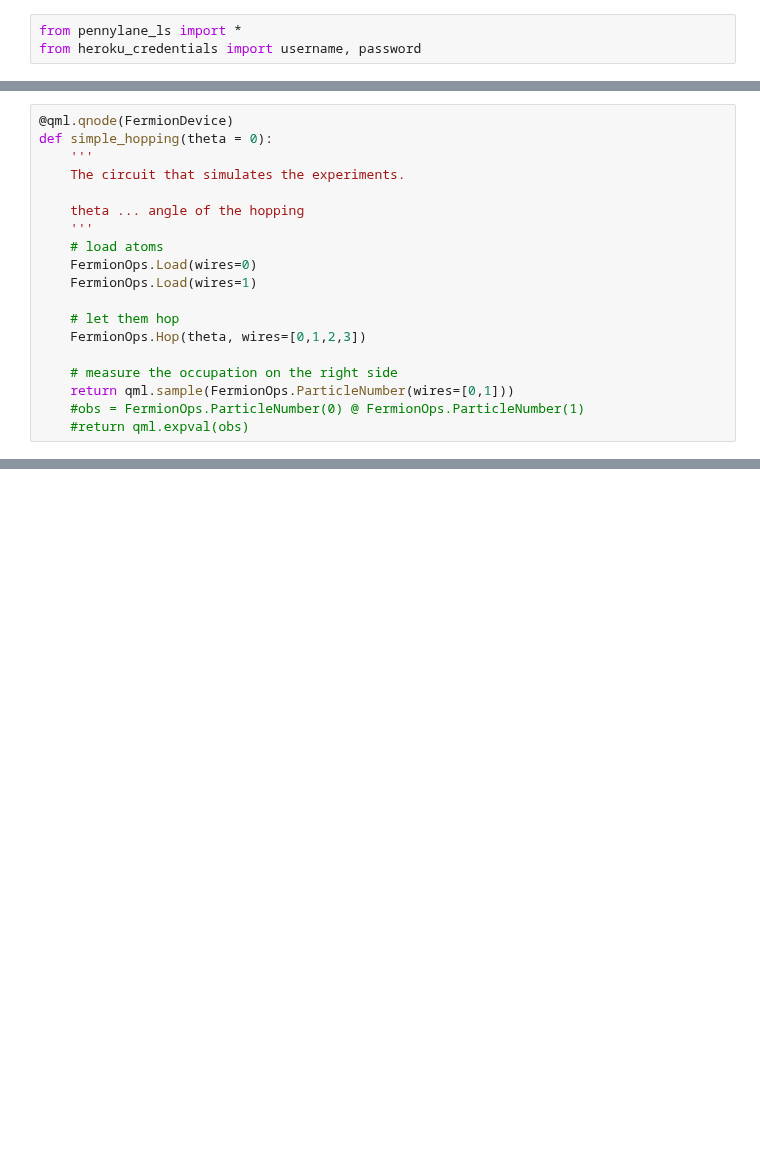
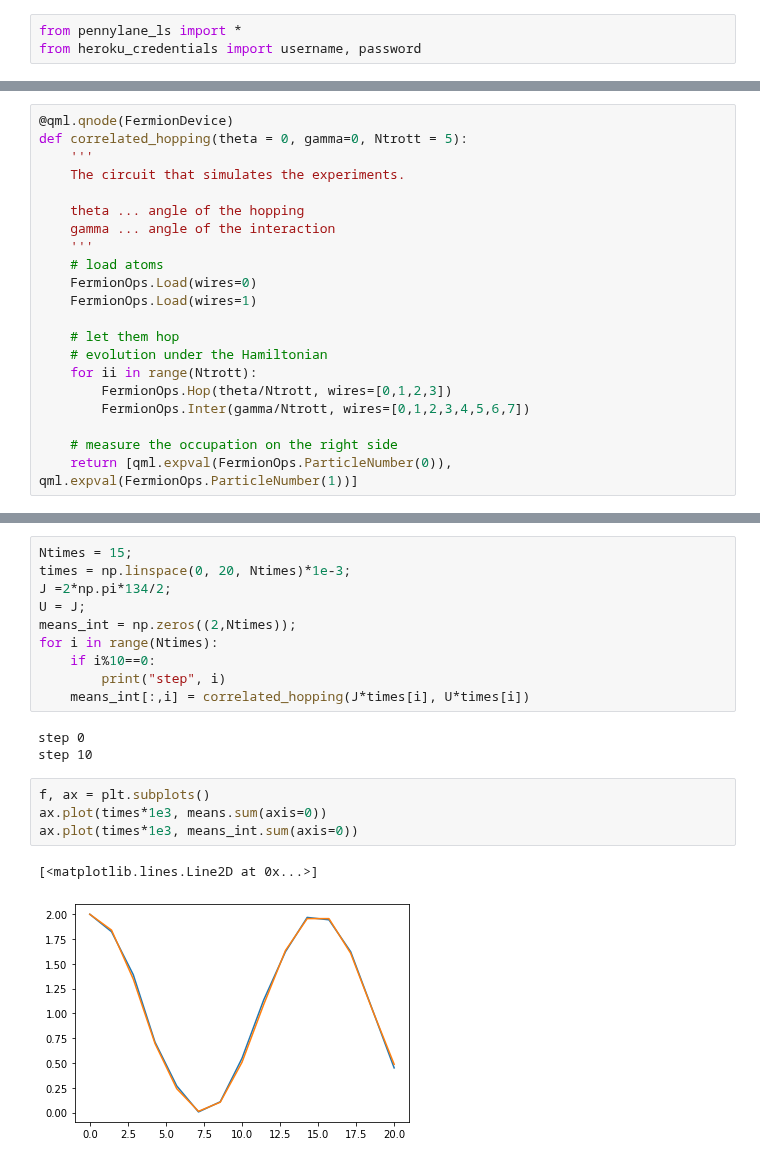
Before and after one commit to synqs/pennylane-ls, a Jupyter notebook: examples/Fermions_in_double_well.ipynb, the cells around one changed output, grey strips where cells are left out. Drawn from its saved outputs; the diff is of its cells as text; blank space fills up the shorter version.

```diff
--- a/examples/Fermions_in_double_well.ipynb
+++ b/examples/Fermions_in_double_well.ipynb
@@ -44,19 +70,21 @@ tensor([1., 1.], requires_grad=True)
 # %%
 @qml.qnode(FermionDevice)
-def simple_hopping(theta = 0):
+def correlated_hopping(theta = 0, gamma=0, Ntrott = 5):
     '''
     The circuit that simulates the experiments.
 
     theta ... angle of the hopping
+    gamma ... angle of the interaction
     '''
     # load atoms
     FermionOps.Load(wires=0)
     FermionOps.Load(wires=1)
 
     # let them hop
-    FermionOps.Hop(theta, wires=[0,1,2,3])
+    # evolution under the Hamiltonian
+    for ii in range(Ntrott):
+        FermionOps.Hop(theta/Ntrott, wires=[0,1,2,3])
+        FermionOps.Inter(gamma/Ntrott, wires=[0,1,2,3,4,5,6,7])
 
     # measure the occupation on the right side
-    return qml.sample(FermionOps.ParticleNumber(wires=[0,1]))
-    #obs = FermionOps.ParticleNumber(0) @ FermionOps.ParticleNumber(1)
-    #return qml.expval(obs)
+    return [qml.expval(FermionOps.ParticleNumber(0)), qml.expval(FermionOps.ParticleNumber(1))]
@@ -70,0 +103,20 @@ readout.shape
+# %%
+Ntimes = 15;
+times = np.linspace(0, 20, Ntimes)*1e-3;
+J =2*np.pi*134/2;
+U = J;
+means_int = np.zeros((2,Ntimes));
+for i in range(Ntimes):
+    if i%10==0:
+        print("step", i)
+    means_int[:,i] = correlated_hopping(J*times[i], U*times[i])
+# %% [output]
+step 0
+step 10
+# %%
+f, ax = plt.subplots()
+ax.plot(times*1e3, means.sum(axis=0))
+ax.plot(times*1e3, means_int.sum(axis=0))
+# %% [output]
+[<matplotlib.lines.Line2D at 0x...>]
+[figure, added]
```
Also changed, not shown: parts of 15 cells of this notebook, 1 other file.
